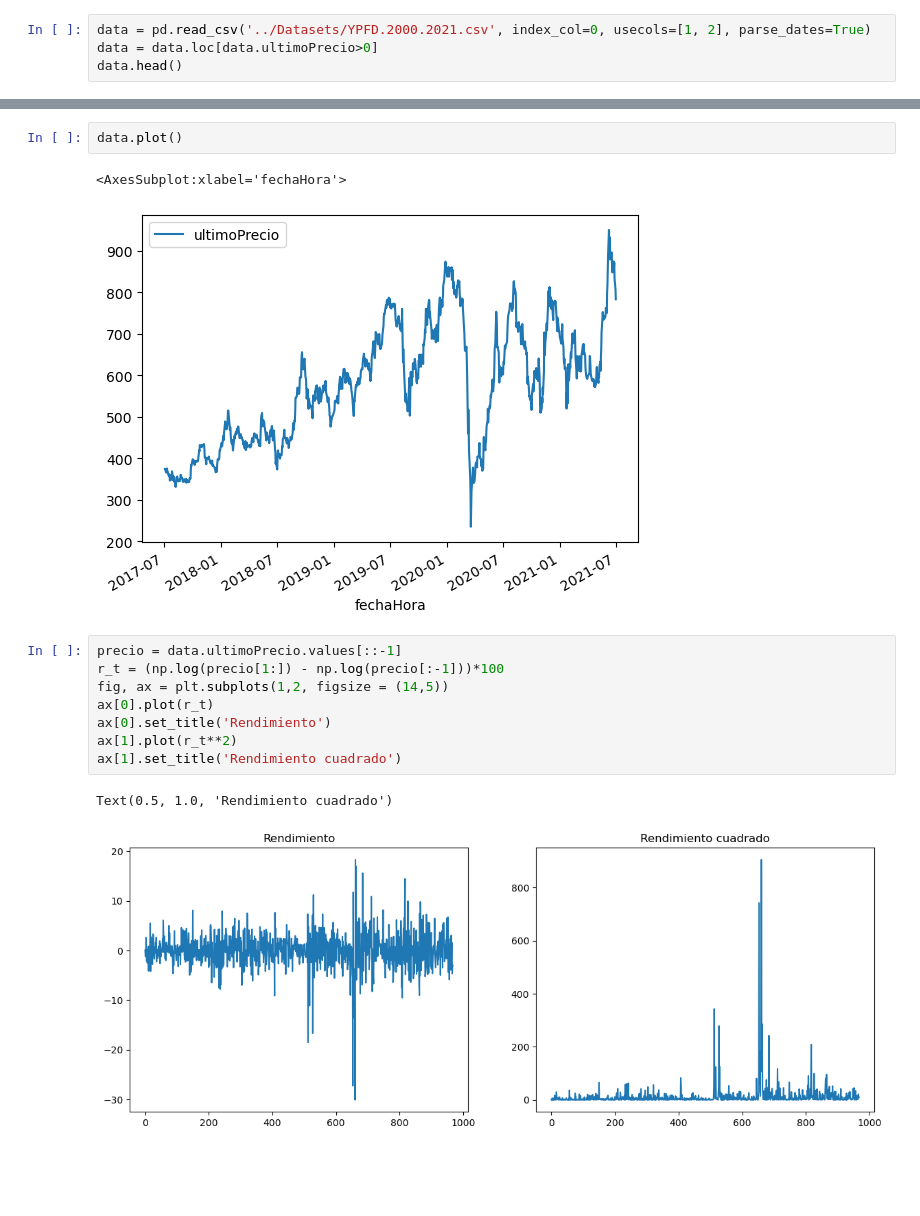
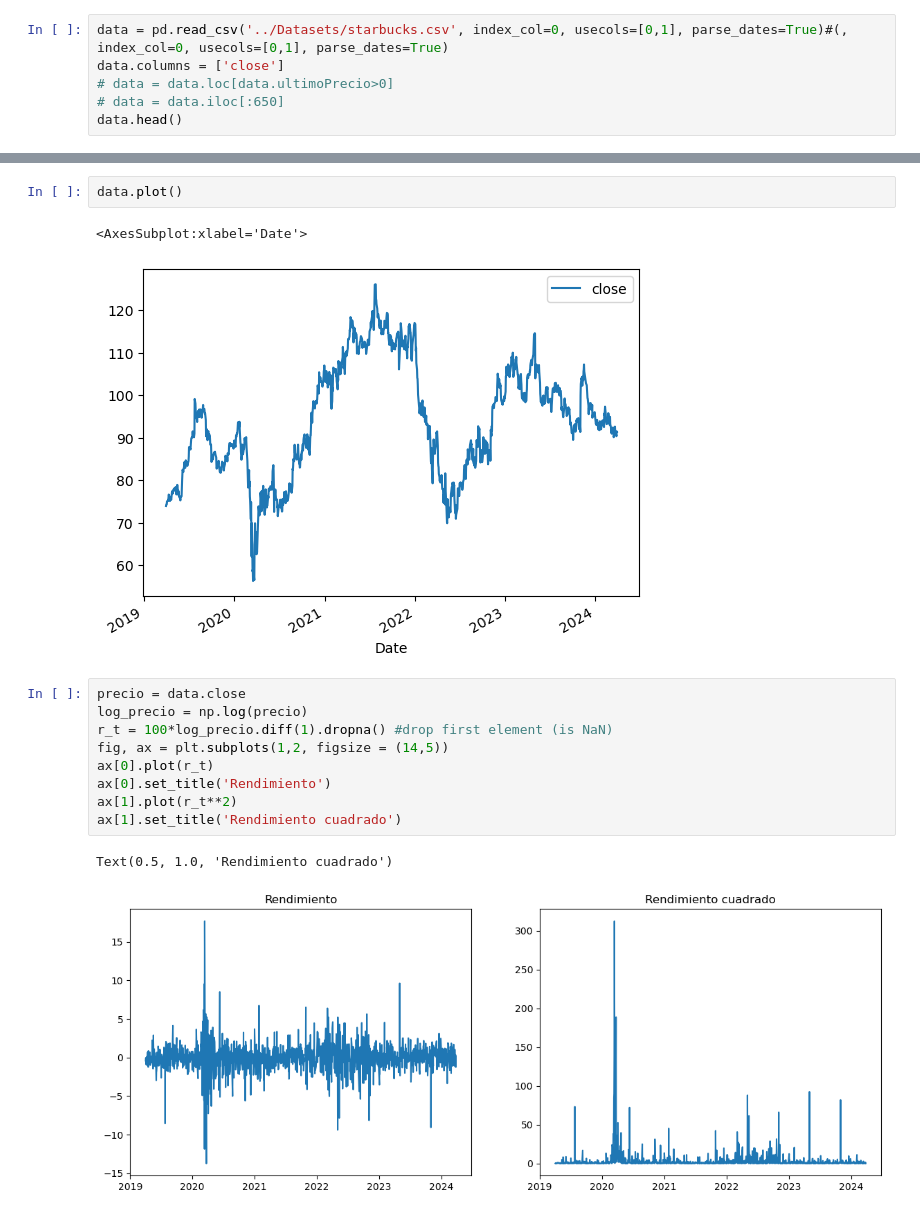
Before and after one commit to charlieromano/TimeSeries, a Jupyter notebook: Scripts/GARCH_example.ipynb, the cells around one changed output, grey strips where cells are left out. Drawn from its saved outputs; the diff is of its cells as text; blank space fills up the shorter version.

```diff
--- a/Scripts/GARCH_example.ipynb
+++ b/Scripts/GARCH_example.ipynb
@@ -7,6 +8,8 @@ from statsmodels.graphics.gofplots import qqplot
 import arch
 # %%
-data = pd.read_csv('../Datasets/YPFD.2000.2021.csv', index_col=0, usecols=[1, 2], parse_dates=True)
-data = data.loc[data.ultimoPrecio>0]
+data = pd.read_csv('../Datasets/starbucks.csv', index_col=0, usecols=[0,1], parse_dates=True)#(, index_col=0, usecols=[0,1], parse_dates=True)
+data.columns = ['close']
+# data = data.loc[data.ultimoPrecio>0]
+# data = data.iloc[:650]
 data.head()
 # %% [output]
@@ -20,16 +23,17 @@ data.head()
 # %%
 data.plot()
 # %% [output]
-<AxesSubplot:xlabel='fechaHora'>
+<AxesSubplot:xlabel='Date'>
-[figure, old version]
+[figure, new version]
 # %%
-precio = data.ultimoPrecio.values[::-1]
-r_t = (np.log(precio[1:]) - np.log(precio[:-1]))*100
+precio = data.close
+log_precio = np.log(precio)
+r_t = 100*log_precio.diff(1).dropna() #drop first element (is NaN)
 fig, ax = plt.subplots(1,2, figsize = (14,5))
 ax[0].plot(r_t)
 ax[0].set_title('Rendimiento')
 ax[1].plot(r_t**2)
 ax[1].set_title('Rendimiento cuadrado')
 # %% [output]
 Text(0.5, 1.0, 'Rendimiento cuadrado')
-[figure, old version]
+[figure, new version]
```
Also changed, not shown: parts of 13 cells of this notebook.
